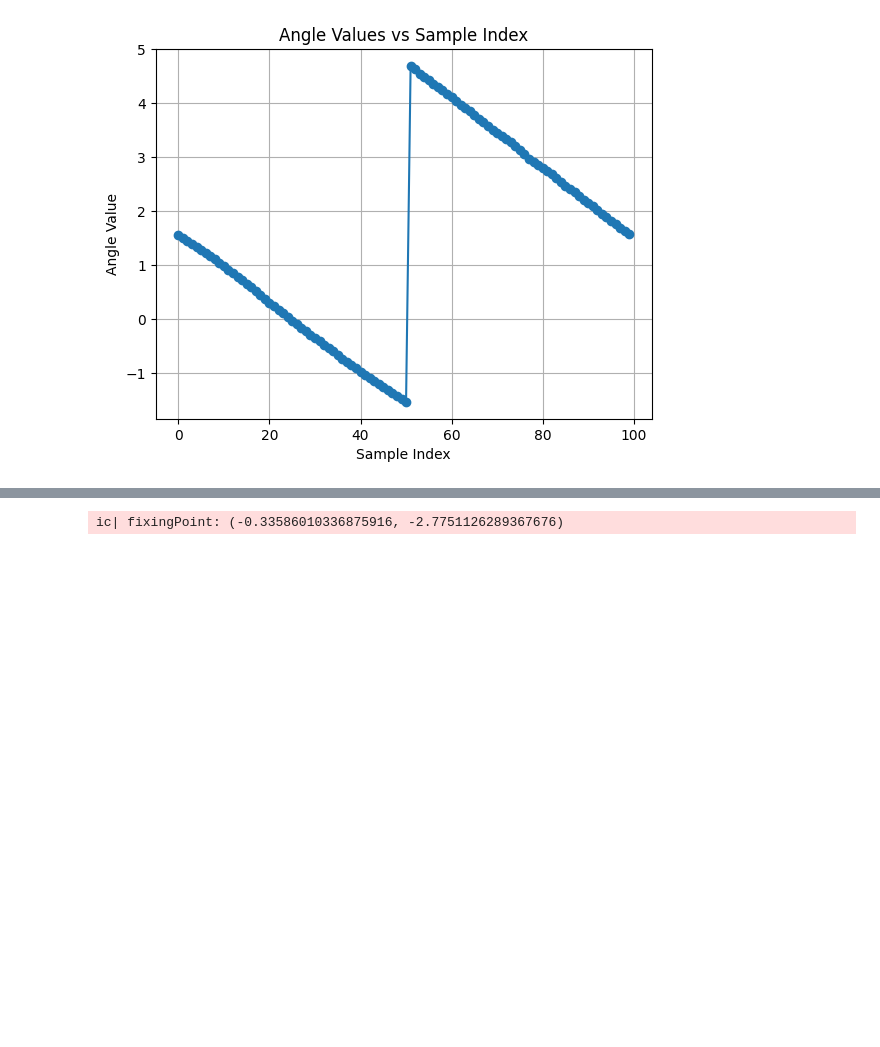
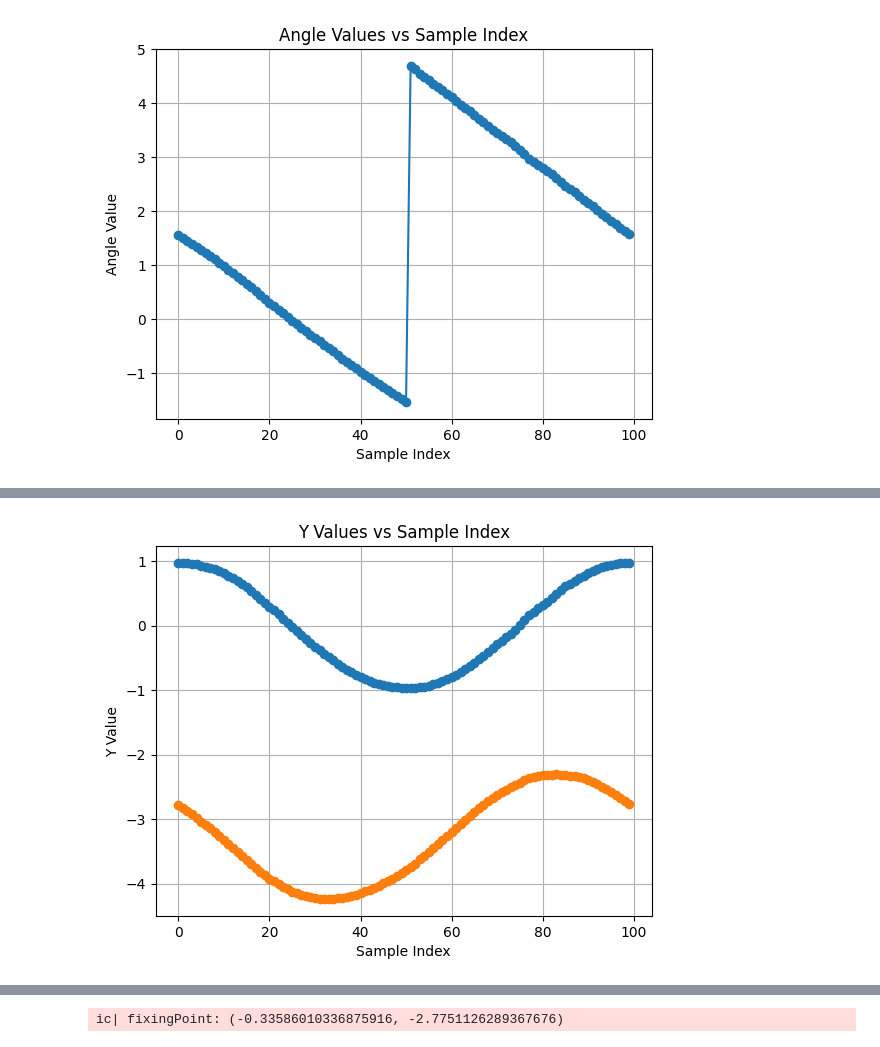
Before and after one commit to Team488/VR_NetworkTables2024, a Jupyter notebook: fieldCalibrateDebug.ipynb, the cells around one changed output, grey strips where cells are left out. Saved outputs shown, nothing was run; the diff lists cells and outputs as text; code cells hidden in the pictures; blank space fills up the shorter version.

```diff
--- a/fieldCalibrateDebug.ipynb
+++ b/fieldCalibrateDebug.ipynb
@@ -27,10 +27,10 @@ plt.show()
 import matplotlib.pyplot as plt
 
 # Extract x values
-y_values = [point[1] for point in circle_samples]
+y_values_circle_samples = [point[1] for point in circle_samples]
 
 # Plot
-plt.plot(y_values, marker='o')
+plt.plot(y_values_circle_samples, marker='o')
 plt.title('Y Values vs Sample Index')
 plt.xlabel('Sample Index')
 plt.ylabel('Y Value')
@@ -98,0 +114,14 @@ plt.show()
+# %%
+# Extract x values
+y_values_FRC_circle_samples = [point[1] for point in FRC_circle_samples]
+
+# Plot
+plt.plot(y_values_FRC_circle_samples, marker='o')
+plt.plot(y_values_circle_samples, marker='o')
+plt.title('Y Values vs Sample Index')
+plt.xlabel('Sample Index')
+plt.ylabel('Y Value')
+plt.grid(True)
+plt.show()
+# %% [output]
+[figure, added]
```
Also changed, not shown: parts of 14 cells of this notebook.
